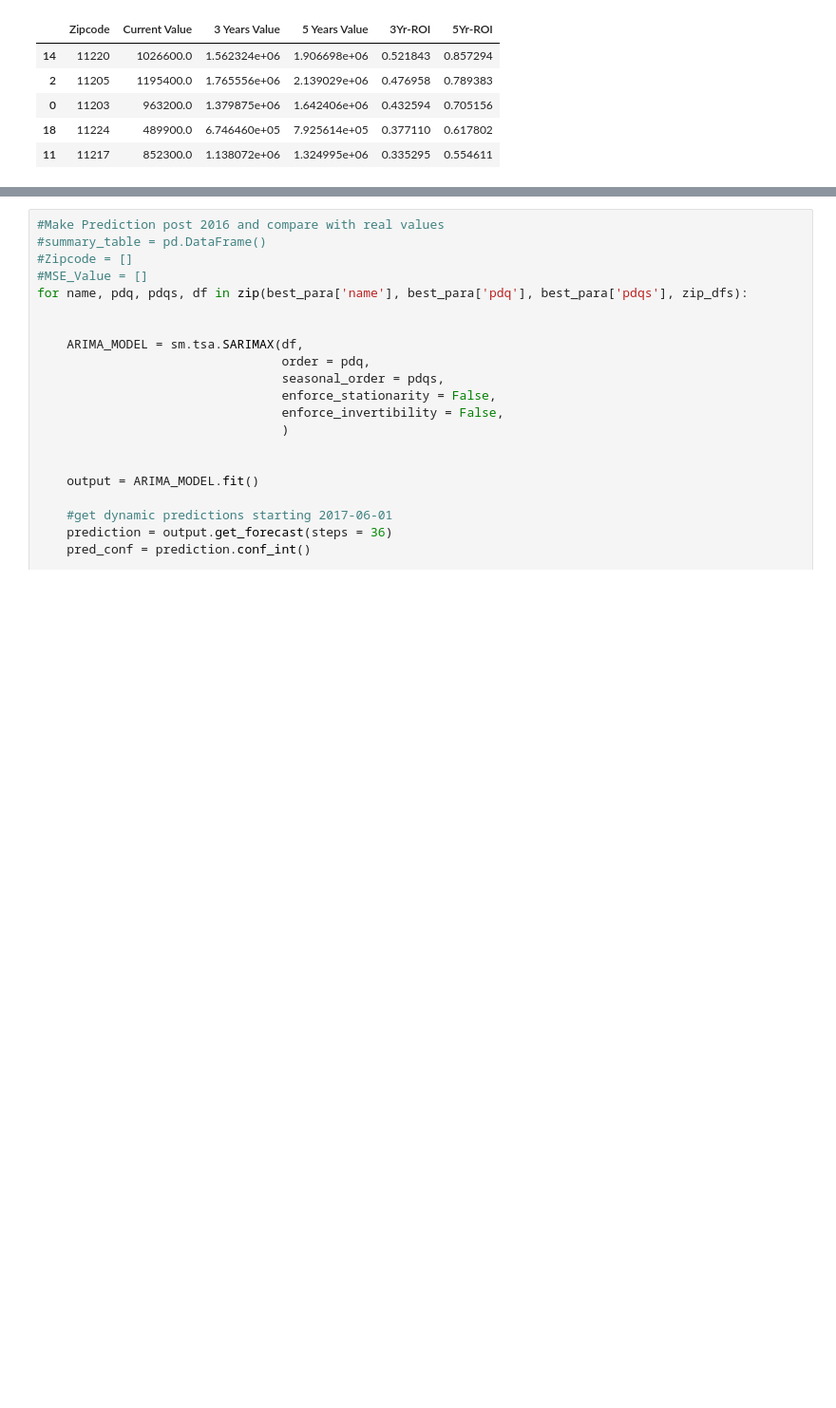
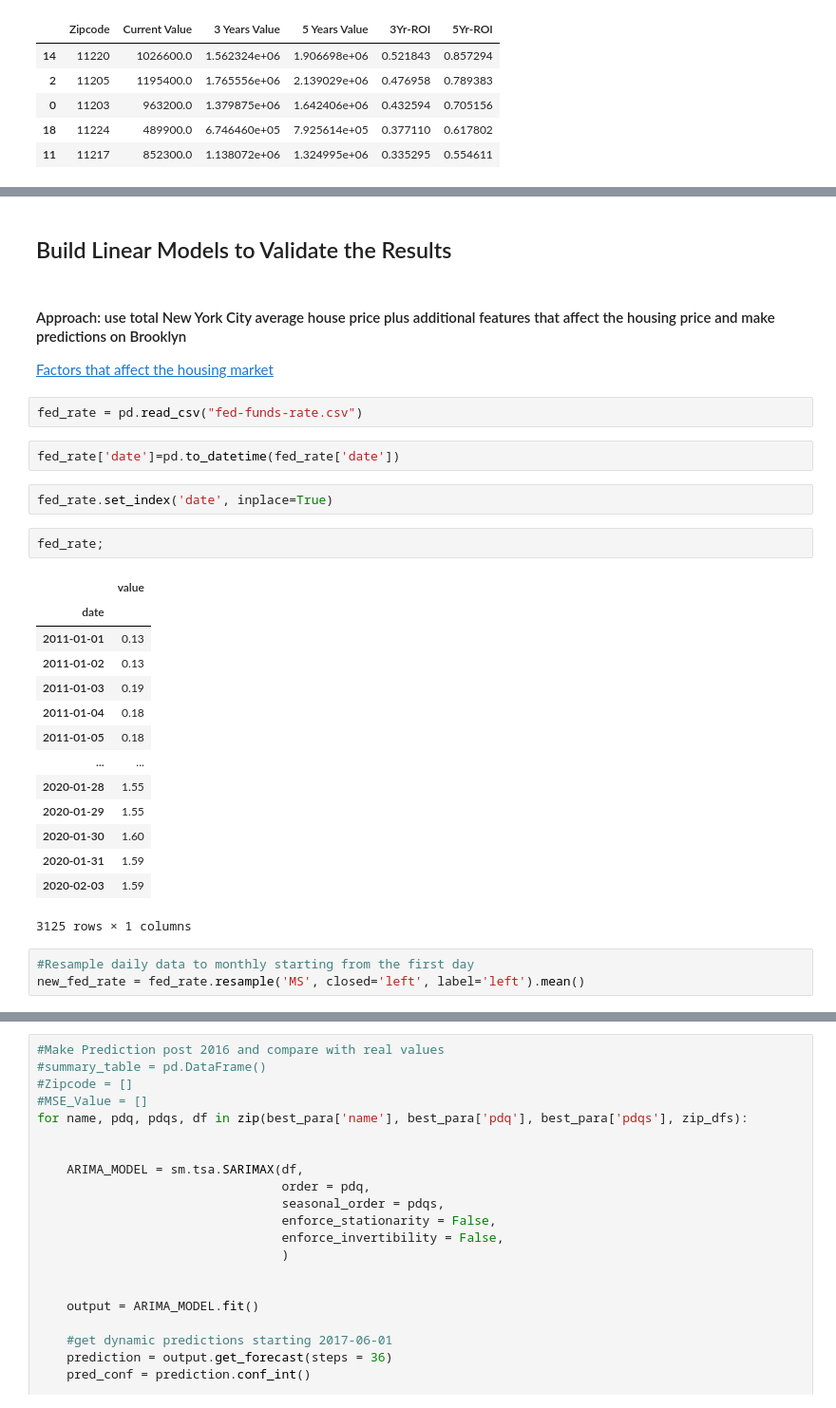
Before and after one commit to bonniema/House-Price-Prediction-with-Time-Series, a Jupyter notebook: mod_4_starter_notebook.ipynb, the cells around one changed output, grey strips where cells are left out. Shown at 95% size. Saved outputs shown, nothing was run; the diff lists cells and outputs as text; blank space fills up the shorter version.

```diff
--- a/mod_4_starter_notebook.ipynb
+++ b/mod_4_starter_notebook.ipynb
@@ -811,3 +812,34 @@ forecast_table.sort_values('5Yr-ROI', ascending = False)[0:5]
 11203: East Flatbush
 11224: Coney Island
 11217: Boerum Hill
+# %% [markdown]
+## Build Linear Models to Validate the Results
+# %% [markdown]
+#### Approach: use total New York City average house price plus additional features that affect the housing price and make predictions on Brooklyn
+[Factors that affect the housing market](https://www.economicshelp.org/blog/377/housing/factors-that-affect-the-housing-market/)
+# %%
+fed_rate = pd.read_csv("fed-funds-rate.csv")
+# %%
+fed_rate['date']=pd.to_datetime(fed_rate['date'])
+# %%
+fed_rate.set_index('date', inplace=True)
+# %%
+fed_rate;
+# %% [output]
+|  | value |
+| date |  |
+| 2011-01-01 | 0.13 |
+| 2011-01-02 | 0.13 |
+| 2011-01-03 | 0.19 |
+| 2011-01-04 | 0.18 |
+| 2011-01-05 | 0.18 |
+| ... | ... |
+| 2020-01-28 | 1.55 |
+| 2020-01-29 | 1.55 |
+| 2020-01-30 | 1.60 |
+| 2020-01-31 | 1.59 |
+| 2020-02-03 | 1.59 |
+3125 rows × 1 columns
+# %%
+#Resample daily data to monthly starting from the first day
+new_fed_rate = fed_rate.resample('MS', closed='left', label='left').mean()
```
Also changed, not shown: parts of 6 cells of this notebook.
